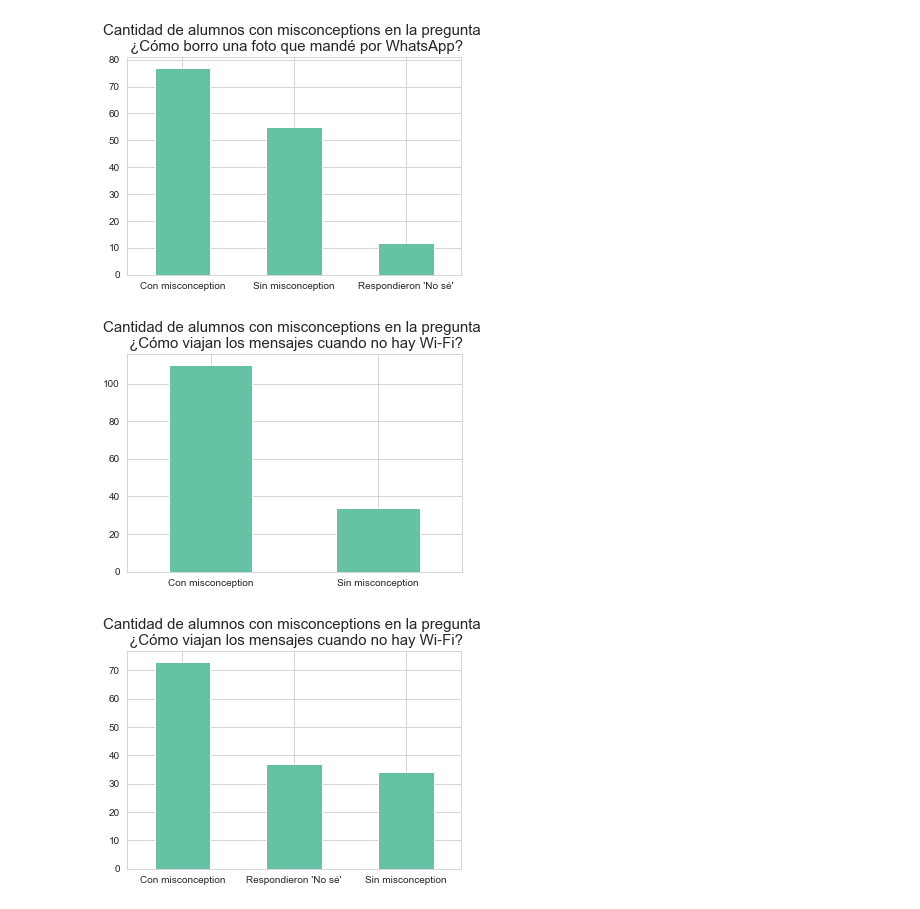
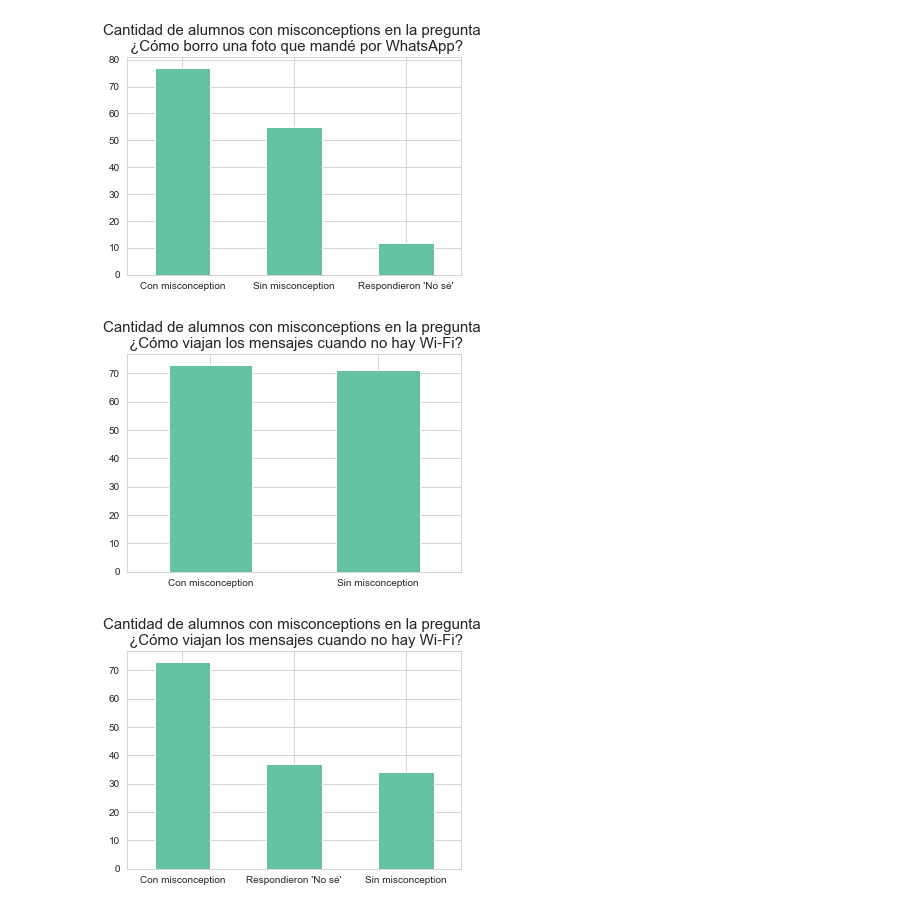
Before and after one commit to luparral/misconceptions, a Jupyter notebook: notebooks/Análisis exploratorio.ipynb, the cells around one changed output. Saved outputs shown, nothing was run; the diff lists cells and outputs as text; code cells hidden in the pictures.

```diff
--- a/notebooks/Análisis exploratorio.ipynb
+++ b/notebooks/Análisis exploratorio.ipynb
@@ -385,7 +374,7 @@ positions = (0, 1)
 labels = ("Con misconception", \
           "Sin misconception")
 
-df['misconception_yt'] = np.where(df['q_yt']=='a_yt_muchisimascompu', 'no', 'si')
+df['misconception_yt'] = np.where((df['q_yt']=='a_yt_muchisimascompu') | (df['q_yt']=='a_yt_nose'), 'no', 'si')
 
 df["misconception_yt"].value_counts().plot.bar(rot=0);
 plt.title("Cantidad de alumnos con misconceptions en la pregunta \n ¿Dónde se almacenan los videos que están en YouTube?", \
@@ -416,7 +405,7 @@ positions = (0, 1)
 labels = ("Sin misconception", \
           "Con misconception")
 
-df['misconception_acceso_fotos'] = np.where(df['q_acceso_fotos']=='a_acceso_fotos_yo', 'no', 'si')
+df['misconception_acceso_fotos'] = np.where((df['q_acceso_fotos']=='a_acceso_fotos_yo') | (df['q_acceso_fotos']=='a_acceso_fotos_nose'), 'no', 'si')
 df["misconception_acceso_fotos"].value_counts().plot.bar(rot=0);
 plt.title("Cantidad de alumnos con misconceptions en la pregunta \n ¿Quién tiene acceso a las fotos que tengo guardadas en mi celular?", \
           fontsize=15);
@@ -440,10 +429,10 @@ plt.xticks(positions, labels, rotation=0);
 [figure]
 # %%
 positions = (0, 1)
-labels = ("Con misconception", \
-          "Sin misconception")
+labels = ("Sin misconception", \
+          "Con misconception")
 
-df['misconception_mandar_fotos'] = np.where(df['q_mandar_fotos']=='a_mandar_fotos_copia', 'no', 'si')
+df['misconception_mandar_fotos'] = np.where((df['q_mandar_fotos']=='a_mandar_fotos_copia') | (df['q_mandar_fotos']=='a_mandar_fotos_nose'), 'no', 'si')
 df["misconception_mandar_fotos"].value_counts().plot.bar(rot=0);
 plt.title("Cantidad de alumnos con misconceptions en la pregunta \n Cuando le mando a una amiga una foto por WhatsApp...", \
           fontsize=15);
@@ -470,7 +459,7 @@ positions = (0, 1)
 labels = ("Con misconception", \
           "Sin misconception")
 
-df['misconception_borrar_fotos'] = np.where(df['q_borrar_fotos']=='a_borrar_fotos_nopuedo', 'no', 'si')
+df['misconception_borrar_fotos'] = np.where((df['q_borrar_fotos']=='a_borrar_fotos_nopuedo') | (df['q_borrar_fotos']=='a_borrar_fotos_nose'), 'no', 'si')
 df["misconception_borrar_fotos"].value_counts().plot.bar(rot=0);
 plt.title("Cantidad de alumnos con misconceptions en la pregunta \n ¿Cómo borro una foto que mandé por WhatsApp?", \
           fontsize=15);
@@ -496,16 +485,16 @@ plt.xticks(positions, labels, rotation=0);
 # %%
 positions = (0, 1)
 labels = ("Con misconception", \
           "Sin misconception")
 
-df['misconception_mensaje_sin_wifi'] = np.where(df['q_mensaje_sin_wifi']=='a_mensaje_sin_wifi_red', 'no', 'si')
+df['misconception_mensaje_sin_wifi'] = np.where((df['q_mensaje_sin_wifi']=='a_mensaje_sin_wifi_red') | (df['q_mensaje_sin_wifi']=='a_mensaje_sin_wifi_nose'), 'no', 'si')
 df["misconception_mensaje_sin_wifi"].value_counts().plot.bar(rot=0);
 plt.title("Cantidad de alumnos con misconceptions en la pregunta \n ¿Cómo viajan los mensajes cuando no hay Wi-Fi?", \
           fontsize=15);
 
 plt.xticks(positions, labels, rotation=0);
 # %% [output]
-[figure, old version]
+[figure, new version]
 # %%
 positions = (0, 1, 2)
 labels = ("Con misconception", "Respondieron 'No sé'", "Sin misconception")
```
Also changed, not shown: parts of 18 cells of this notebook.
